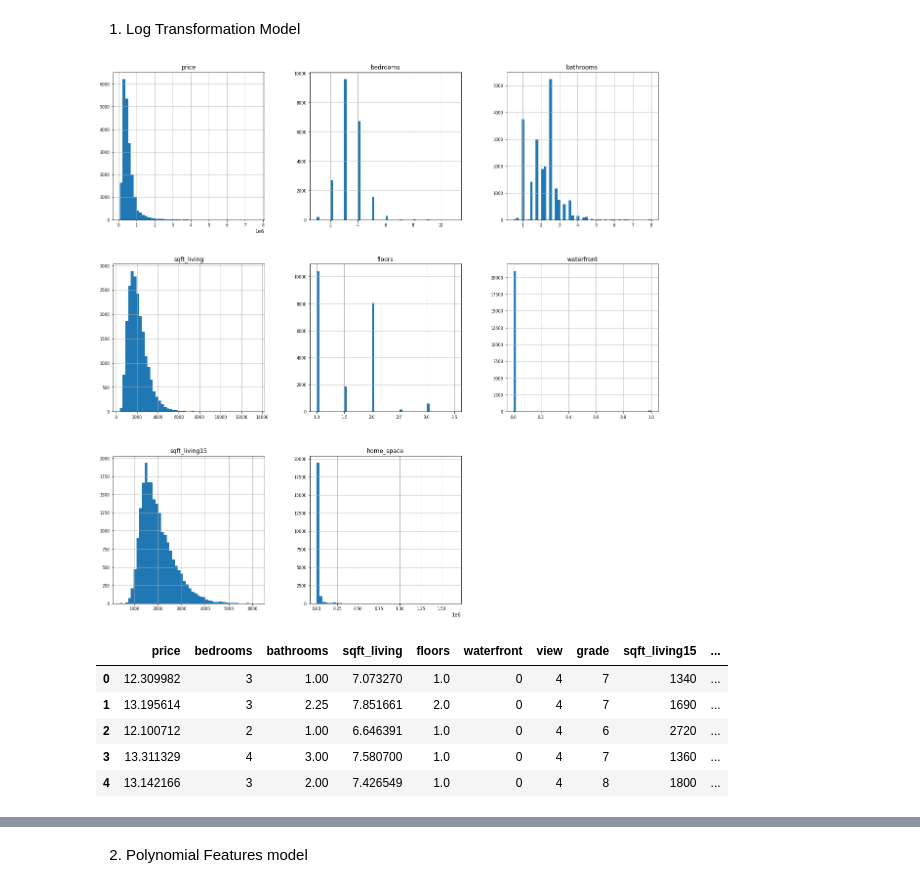
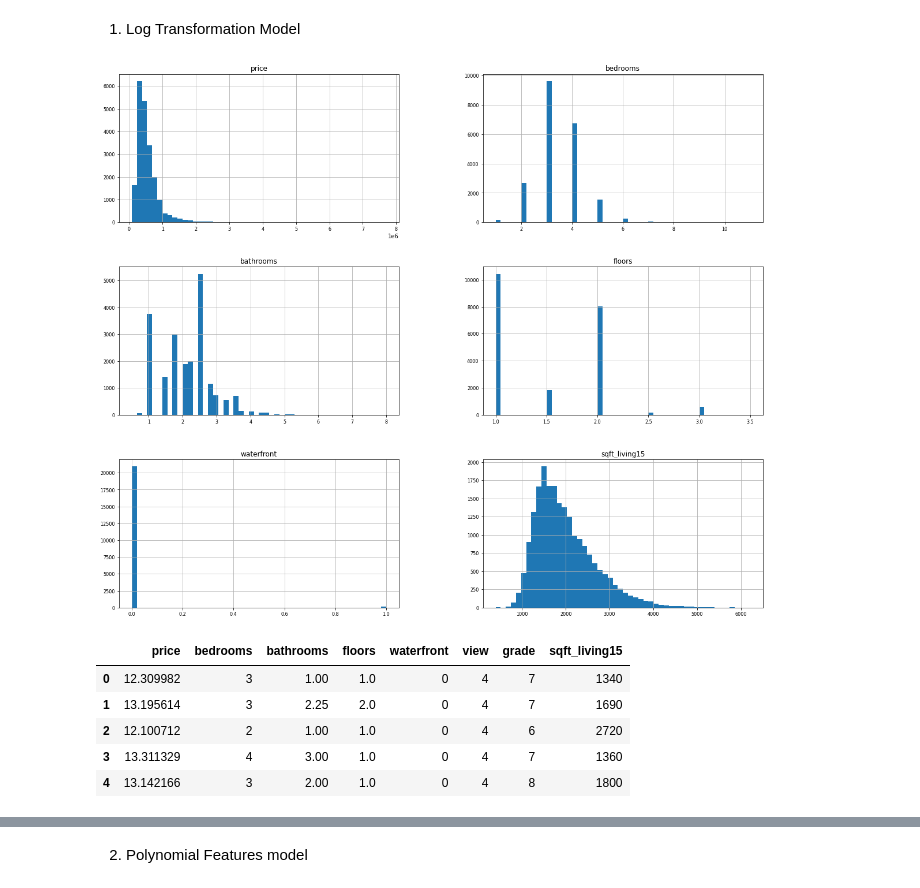
Before and after one commit to BKitainge/Phase_2_Project, a Jupyter notebook: Phase2Projectedit.ipynb, the cells around one changed output, grey strips where cells are left out. Saved outputs shown, nothing was run; the diff lists cells and outputs as text; code cells hidden in the pictures.

```diff
--- a/Phase2Projectedit.ipynb
+++ b/Phase2Projectedit.ipynb
@@ -701,5 +727,8 @@ mean_diff: 32.354165970478164
 
 Overall, these metrics suggest that the linear regression model is not performing very well in making accurate predictions on the dataset.
+# %%
+# dropping the home_space feature as per the suggestion above
+base_model_df = base_model_df.drop(columns='home_space')
 # %% [markdown]
 ### Linear Transformation
 # %% [markdown]
@@ -707,25 +736,25 @@ Overall, these metrics suggest that the linear regression model is not performin
 # %%
 # Copying the base model dataframe
 log_model_df = base_model_df.copy()
 
 # Plotting histograms of all the variables
-log_model_df.hist(figsize=(20,20), bins=50, xlabelsize=8, ylabelsize=8);
+log_model_df.hist(figsize=(20,17), bins=50, xlabelsize=8, ylabelsize=8);
 # %% [output]
-[figure, old version]
+[figure, new version]
 # %%
-colums_transform = ['price','sqft_living']
+colums_transform = ['price']
 
 for col in colums_transform:
     log_model_df[col] = np.log(log_model_df[col])
 
 log_model_df.head()
 # %% [output]
-|  | price | bedrooms | bathrooms | sqft_living | floors | waterfront | view | grade | sqft_living15 | ... |
-| 0 | 12.309982 | 3 | 1.00 | 7.073270 | 1.0 | 0 | 4 | 7 | 1340 | ... |
-| 1 | 13.195614 | 3 | 2.25 | 7.851661 | 2.0 | 0 | 4 | 7 | 1690 | ... |
-| 2 | 12.100712 | 2 | 1.00 | 6.646391 | 1.0 | 0 | 4 | 6 | 2720 | ... |
-| 3 | 13.311329 | 4 | 3.00 | 7.580700 | 1.0 | 0 | 4 | 7 | 1360 | ... |
-| 4 | 13.142166 | 3 | 2.00 | 7.426549 | 1.0 | 0 | 4 | 8 | 1800 | ... |
+|  | price | bedrooms | bathrooms | floors | waterfront | view | grade | sqft_living15 |
+| 0 | 12.309982 | 3 | 1.00 | 1.0 | 0 | 4 | 7 | 1340 |
+| 1 | 13.195614 | 3 | 2.25 | 2.0 | 0 | 4 | 7 | 1690 |
+| 2 | 12.100712 | 2 | 1.00 | 1.0 | 0 | 4 | 6 | 2720 |
+| 3 | 13.311329 | 4 | 3.00 | 1.0 | 0 | 4 | 7 | 1360 |
+| 4 | 13.142166 | 3 | 2.00 | 1.0 | 0 | 4 | 8 | 1800 |
 # %%
 # Plotting histograms of all log transformed variables
 log_model_df.hist(figsize=(20,20), bins=50, xlabelsize=8, ylabelsize=8);
```
Also changed, not shown: parts of 37 cells of this notebook.
